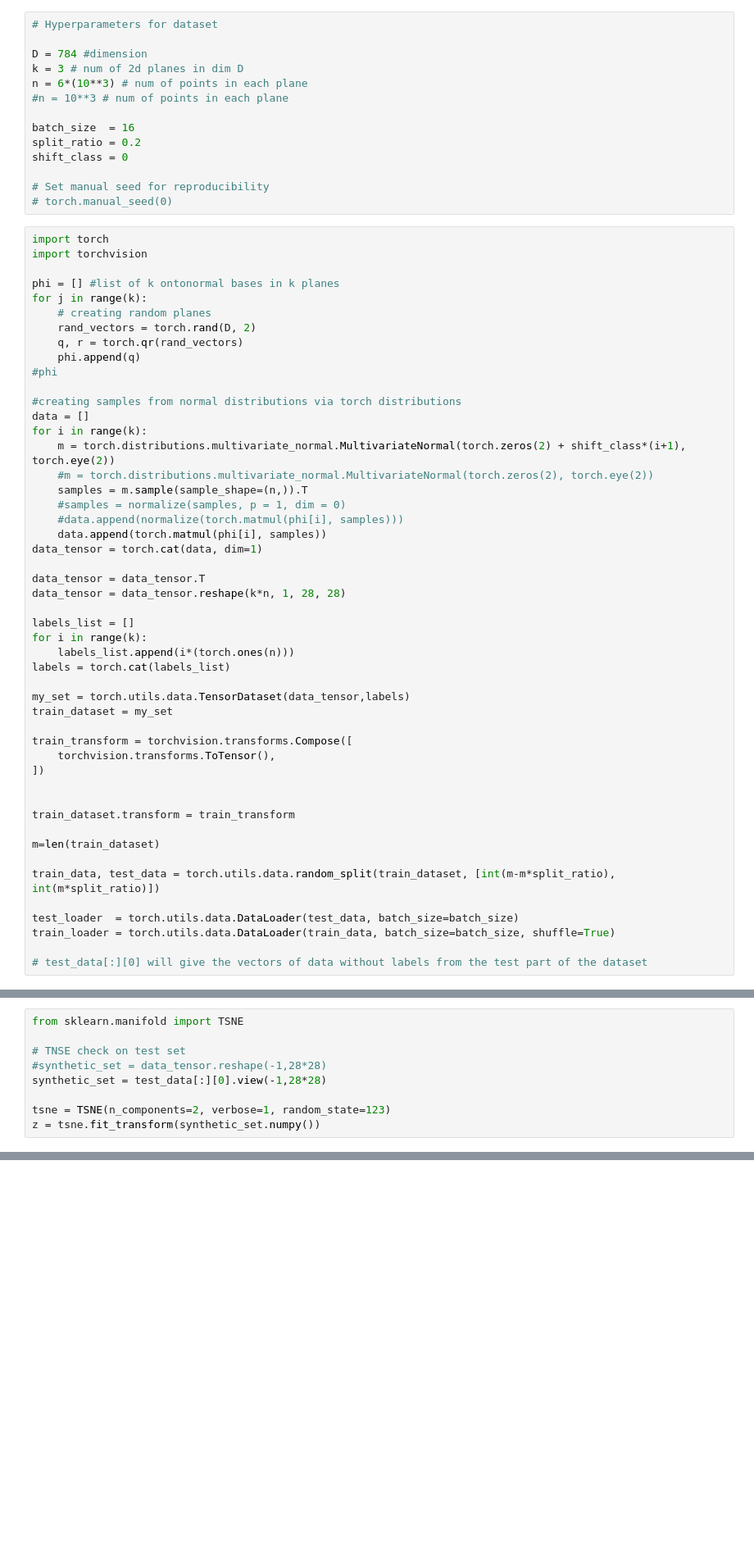
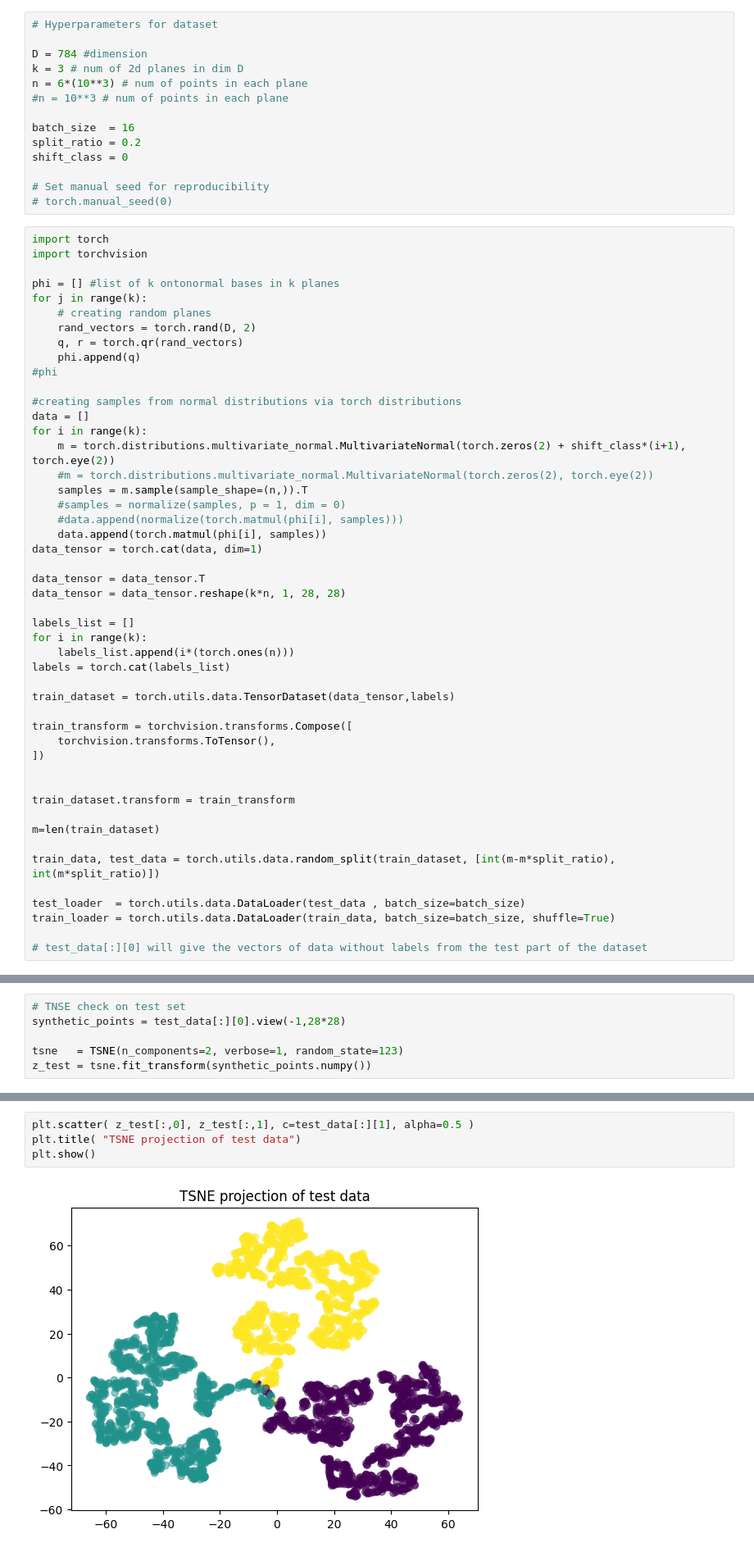
Before and after one commit to redachhaibi/ricci_regularization, a Jupyter notebook: ipynb/SyntheticData-Visualization.ipynb, the cells around one changed output, grey strips where cells are left out. Shown at 82% size. Saved outputs shown, nothing was run; the diff lists cells and outputs as text; blank space fills up the shorter version.

Commit message:
:hammer: Polish visualization of synthetic dataset

```diff
--- a/ipynb/SyntheticData-Visualization.ipynb
+++ b/ipynb/SyntheticData-Visualization.ipynb
@@ -45,8 +45,7 @@ for i in range(k):
     labels_list.append(i*(torch.ones(n)))
 labels = torch.cat(labels_list)
 
-my_set = torch.utils.data.TensorDataset(data_tensor,labels)
-train_dataset = my_set
+train_dataset = torch.utils.data.TensorDataset(data_tensor,labels)
 
 train_transform = torchvision.transforms.Compose([
     torchvision.transforms.ToTensor(),
@@ -59,7 +58,7 @@ m=len(train_dataset)
 
 train_data, test_data = torch.utils.data.random_split(train_dataset, [int(m-m*split_ratio), int(m*split_ratio)])
 
-test_loader  = torch.utils.data.DataLoader(test_data, batch_size=batch_size)
+test_loader  = torch.utils.data.DataLoader(test_data , batch_size=batch_size)
 train_loader = torch.utils.data.DataLoader(train_data, batch_size=batch_size, shuffle=True)
 
 # test_data[:][0] will give the vectors of data without labels from the test part of the dataset
@@ -68,9 +78,6 @@ train_loader = torch.utils.data.DataLoader(train_data, batch_size=batch_size, sh
 # %%
-from sklearn.manifold import TSNE
+# TNSE check on test set
+synthetic_points = test_data[:][0].view(-1,28*28)
 
-# TNSE check on test set
-#synthetic_set = data_tensor.reshape(-1,28*28)
-synthetic_set = test_data[:][0].view(-1,28*28)
-
-tsne = TSNE(n_components=2, verbose=1, random_state=123)
-z = tsne.fit_transform(synthetic_set.numpy())
+tsne   = TSNE(n_components=2, verbose=1, random_state=123)
+z_test = tsne.fit_transform(synthetic_points.numpy())
@@ -76,0 +95,6 @@ z = tsne.fit_transform(synthetic_set.numpy())
+# %%
+plt.scatter( z_test[:,0], z_test[:,1], c=test_data[:][1], alpha=0.5 )
+plt.title( "TSNE projection of test data")
+plt.show()
+# %% [output]
+[figure, added]
```
Also changed, not shown: parts of 10 cells of this notebook.
